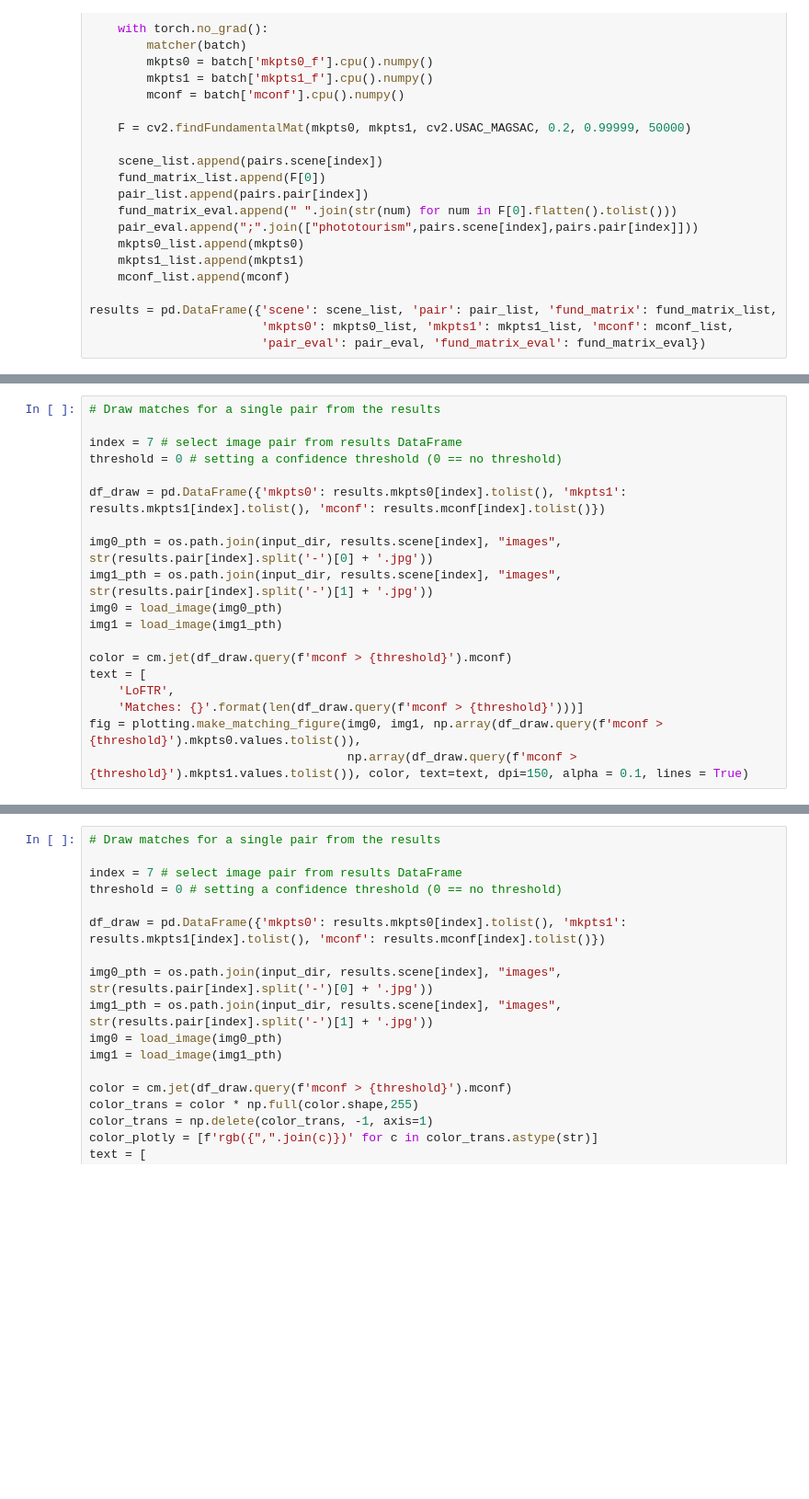
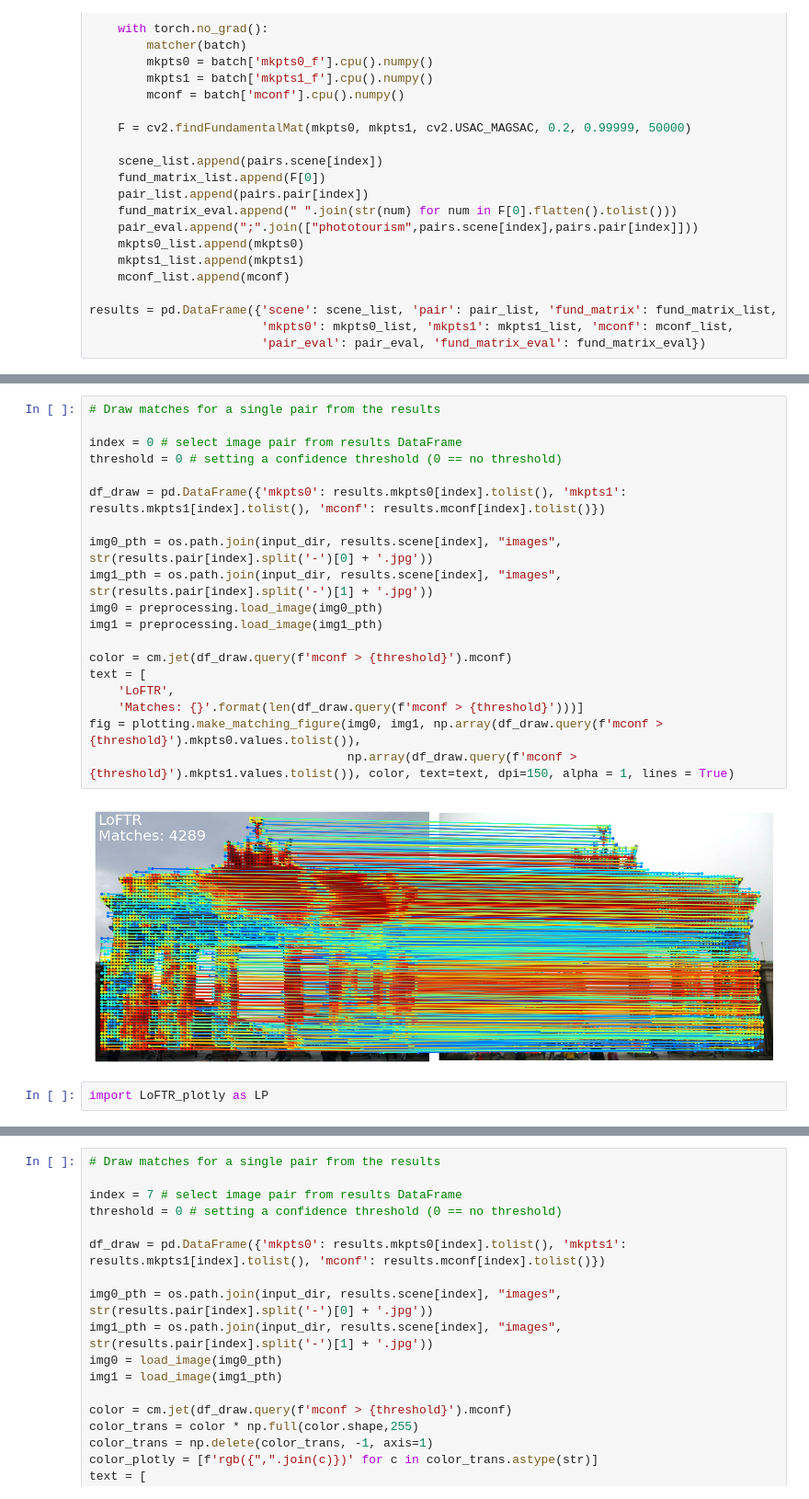
Before and after one commit to AFlockOfToasters/capstone-project-image-matching-challenge, a Jupyter notebook: models/LoFTR/LoFTR.ipynb, the cells around one changed output, grey strips where cells are left out. Shown at 92% size. Drawn from its saved outputs; the diff is of its cells as text; blank space fills up the shorter version.

```diff
--- a/models/LoFTR/LoFTR.ipynb
+++ b/models/LoFTR/LoFTR.ipynb
@@ -110,19 +150,23 @@ print(f'mAA={maa} (n={len(results)})')
 # %%
 # Draw matches for a single pair from the results
 
-index = 7 # select image pair from results DataFrame
+index = 0 # select image pair from results DataFrame
 threshold = 0 # setting a confidence threshold (0 == no threshold)
 
 df_draw = pd.DataFrame({'mkpts0': results.mkpts0[index].tolist(), 'mkpts1': results.mkpts1[index].tolist(), 'mconf': results.mconf[index].tolist()})
 
 img0_pth = os.path.join(input_dir, results.scene[index], "images", str(results.pair[index].split('-')[0] + '.jpg'))
 img1_pth = os.path.join(input_dir, results.scene[index], "images", str(results.pair[index].split('-')[1] + '.jpg'))
-img0 = load_image(img0_pth)
-img1 = load_image(img1_pth)
+img0 = preprocessing.load_image(img0_pth)
+img1 = preprocessing.load_image(img1_pth)
 
 color = cm.jet(df_draw.query(f'mconf > {threshold}').mconf)
 text = [
     'LoFTR',
     'Matches: {}'.format(len(df_draw.query(f'mconf > {threshold}')))]
 fig = plotting.make_matching_figure(img0, img1, np.array(df_draw.query(f'mconf > {threshold}').mkpts0.values.tolist()),
-                                    np.array(df_draw.query(f'mconf > {threshold}').mkpts1.values.tolist()), color, text=text, dpi=150, alpha = 0.1, lines = True)
+                                    np.array(df_draw.query(f'mconf > {threshold}').mkpts1.values.tolist()), color, text=text, dpi=150, alpha = 1, lines = True)
+# %% [output]
+[figure, added]
+# %%
+import LoFTR_plotly as LP
```
Also changed, not shown: parts of 8 cells of this notebook, 1 other file.
